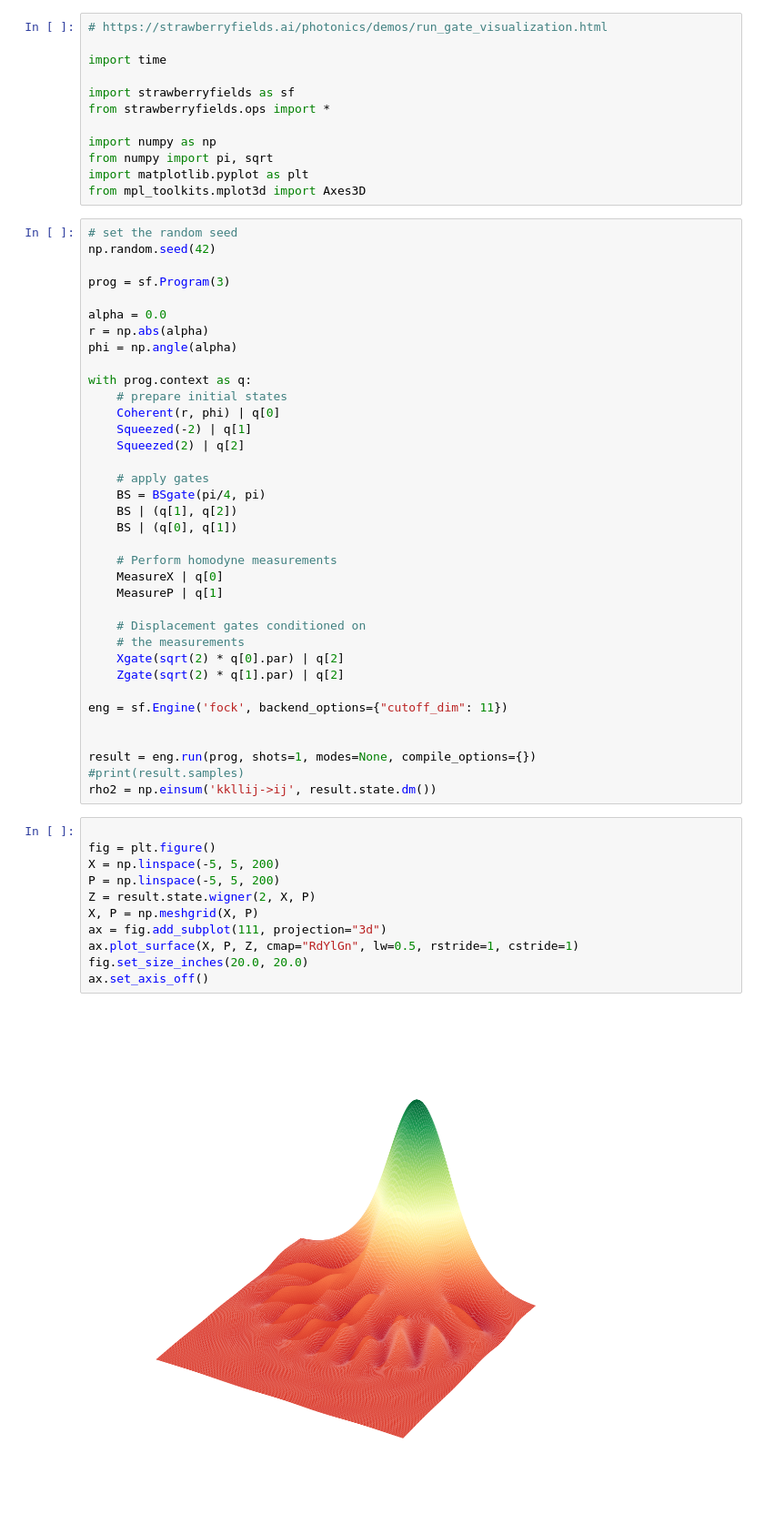
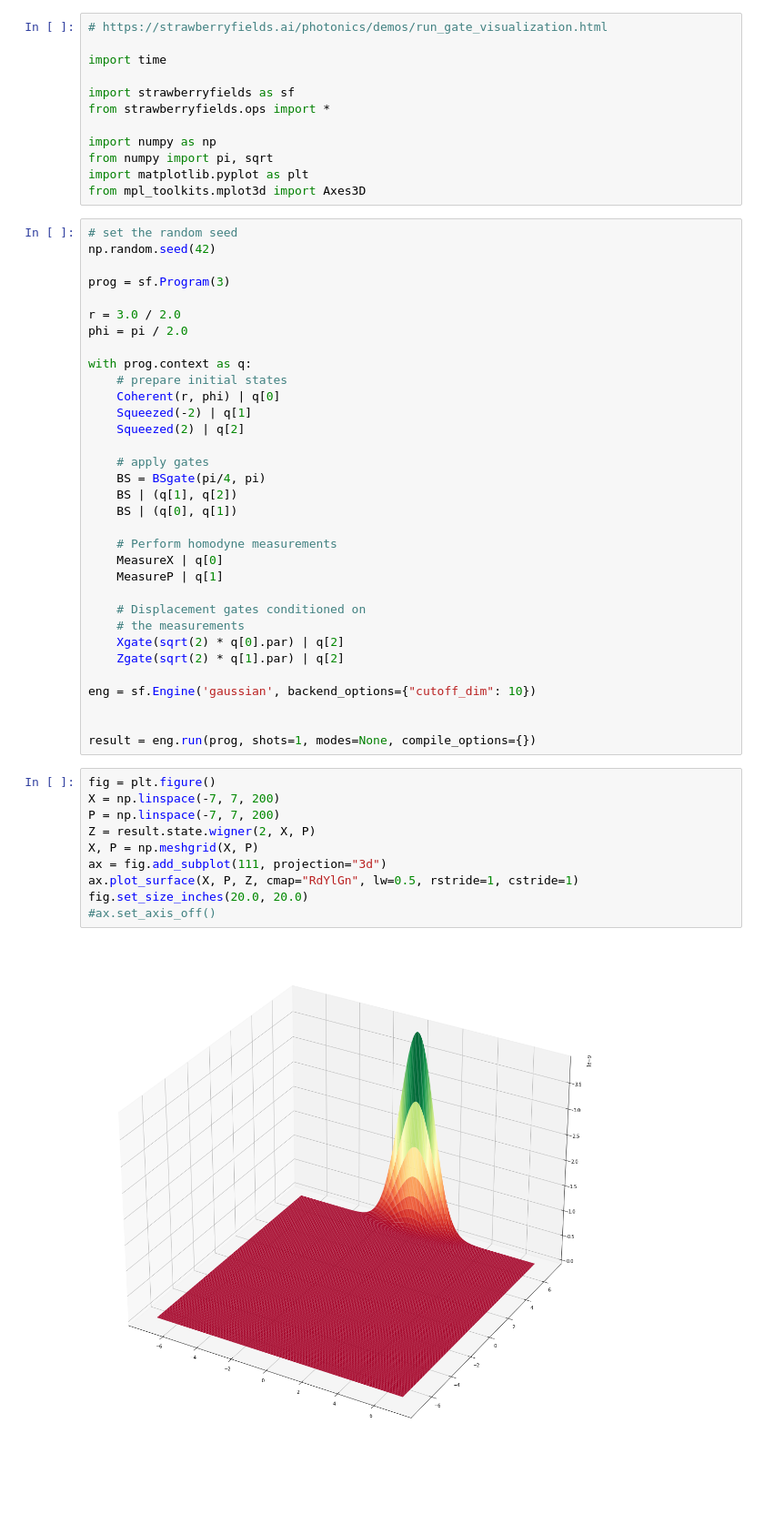
Before and after one commit to tonybruguier/sandbox, a Jupyter notebook: quantum_teleportation_bosonic.ipynb, the cells around one changed output. Shown at 91% size. Saved outputs shown, nothing was run; the diff lists cells and outputs as text; blank space fills up the shorter version.

```diff
--- a/quantum_teleportation_bosonic.ipynb
+++ b/quantum_teleportation_bosonic.ipynb
@@ -16,9 +16,8 @@ np.random.seed(42)
 
 prog = sf.Program(3)
 
-alpha = 0.0
-r = np.abs(alpha)
-phi = np.angle(alpha)
+r = 3.0 / 2.0
+phi = pi / 2.0
 
 with prog.context as q:
     # prepare initial states
@@ -40,22 +39,19 @@ with prog.context as q:
     Xgate(sqrt(2) * q[0].par) | q[2]
     Zgate(sqrt(2) * q[1].par) | q[2]
 
-eng = sf.Engine('fock', backend_options={"cutoff_dim": 11})
+eng = sf.Engine('gaussian', backend_options={"cutoff_dim": 10})
 
 
 result = eng.run(prog, shots=1, modes=None, compile_options={})
-#print(result.samples)
-rho2 = np.einsum('kkllij->ij', result.state.dm())
 # %%
-
 fig = plt.figure()
-X = np.linspace(-5, 5, 200)
-P = np.linspace(-5, 5, 200)
+X = np.linspace(-7, 7, 200)
+P = np.linspace(-7, 7, 200)
 Z = result.state.wigner(2, X, P)
 X, P = np.meshgrid(X, P)
 ax = fig.add_subplot(111, projection="3d")
 ax.plot_surface(X, P, Z, cmap="RdYlGn", lw=0.5, rstride=1, cstride=1)
 fig.set_size_inches(20.0, 20.0)
-ax.set_axis_off()
+#ax.set_axis_off()
 # %% [output]
-[figure, old version]
+[figure, new version]
```
